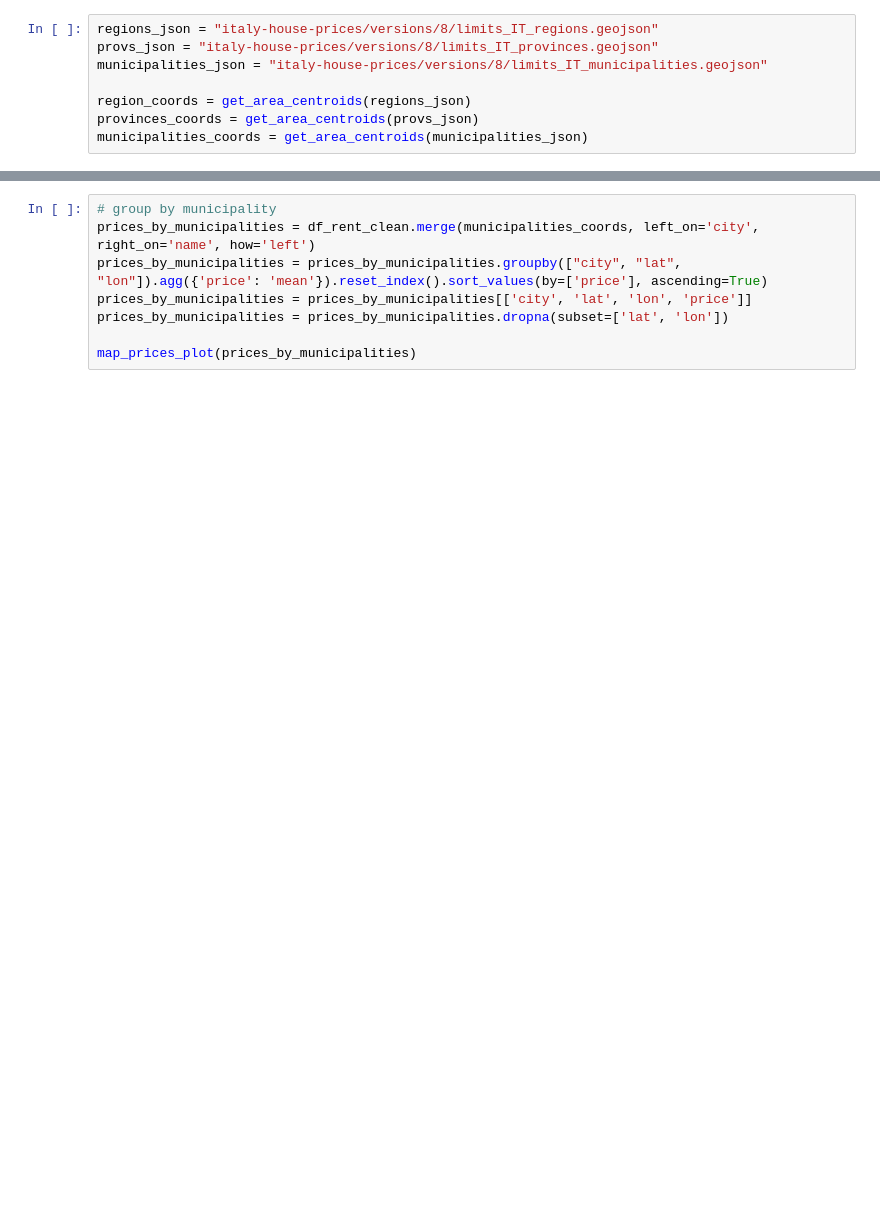
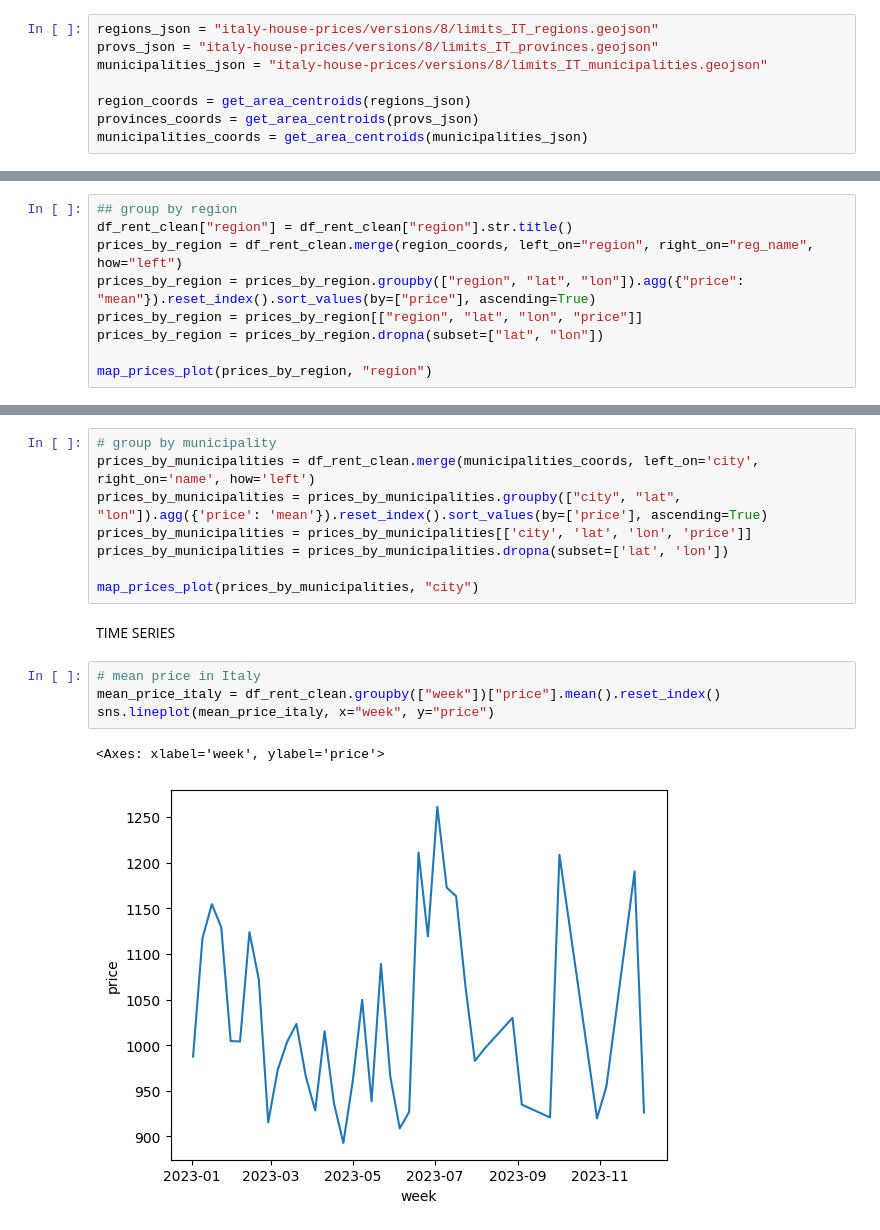
Before and after one commit to francescogoia/italy_house_prices, a Jupyter notebook: prices_analysis.ipynb, the cells around one changed output, grey strips where cells are left out. Saved outputs shown, nothing was run; the diff lists cells and outputs as text; blank space fills up the shorter version.

```diff
--- a/prices_analysis.ipynb
+++ b/prices_analysis.ipynb
@@ -225,0 +202,9 @@ map_prices_plot(prices_by_province)
+# %%
+## group by region
+df_rent_clean["region"] = df_rent_clean["region"].str.title()
+prices_by_region = df_rent_clean.merge(region_coords, left_on="region", right_on="reg_name", how="left")
+prices_by_region = prices_by_region.groupby(["region", "lat", "lon"]).agg({"price": "mean"}).reset_index().sort_values(by=["price"], ascending=True)
+prices_by_region = prices_by_region[["region", "lat", "lon", "price"]]
+prices_by_region = prices_by_region.dropna(subset=["lat", "lon"])
+
+map_prices_plot(prices_by_region, "region")
@@ -230,4 +223,13 @@ prices_by_municipalities = prices_by_municipalities.groupby(["city", "lat", "lon
 prices_by_municipalities = prices_by_municipalities[['city', 'lat', 'lon', 'price']]
 prices_by_municipalities = prices_by_municipalities.dropna(subset=['lat', 'lon'])
 
-map_prices_plot(prices_by_municipalities)
+map_prices_plot(prices_by_municipalities, "city")
+# %% [markdown]
+TIME SERIES
+# %%
+# mean price in Italy
+mean_price_italy = df_rent_clean.groupby(["week"])["price"].mean().reset_index()
+sns.lineplot(mean_price_italy, x="week", y="price")
+# %% [output]
+<Axes: xlabel='week', ylabel='price'>
+[figure, added]
```
Also changed, not shown: parts of 14 cells of this notebook.
